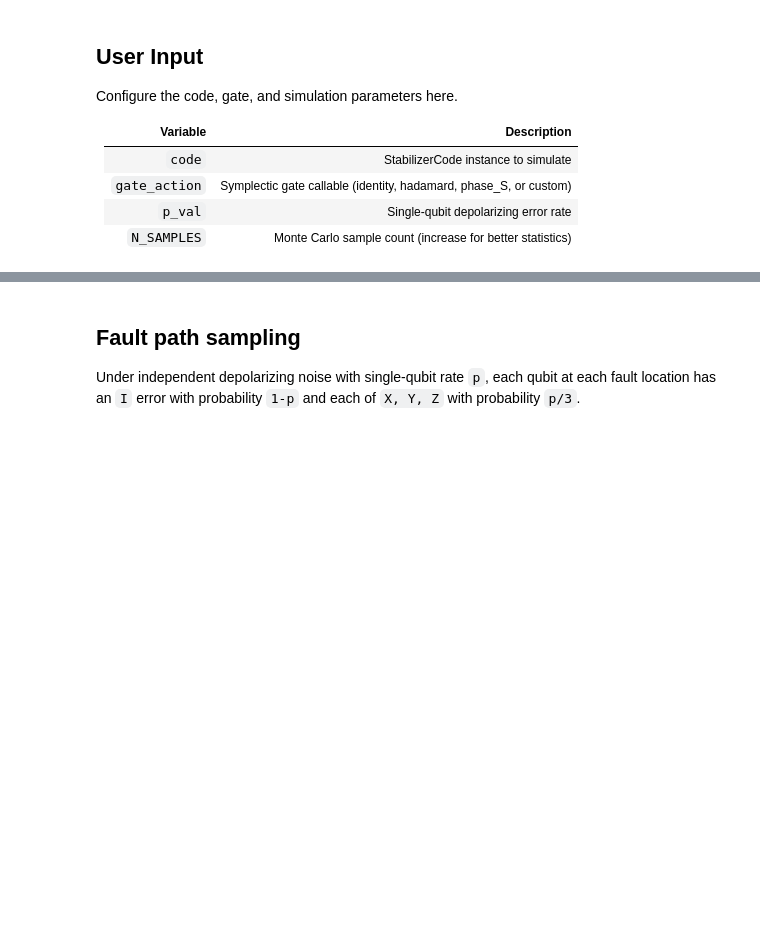
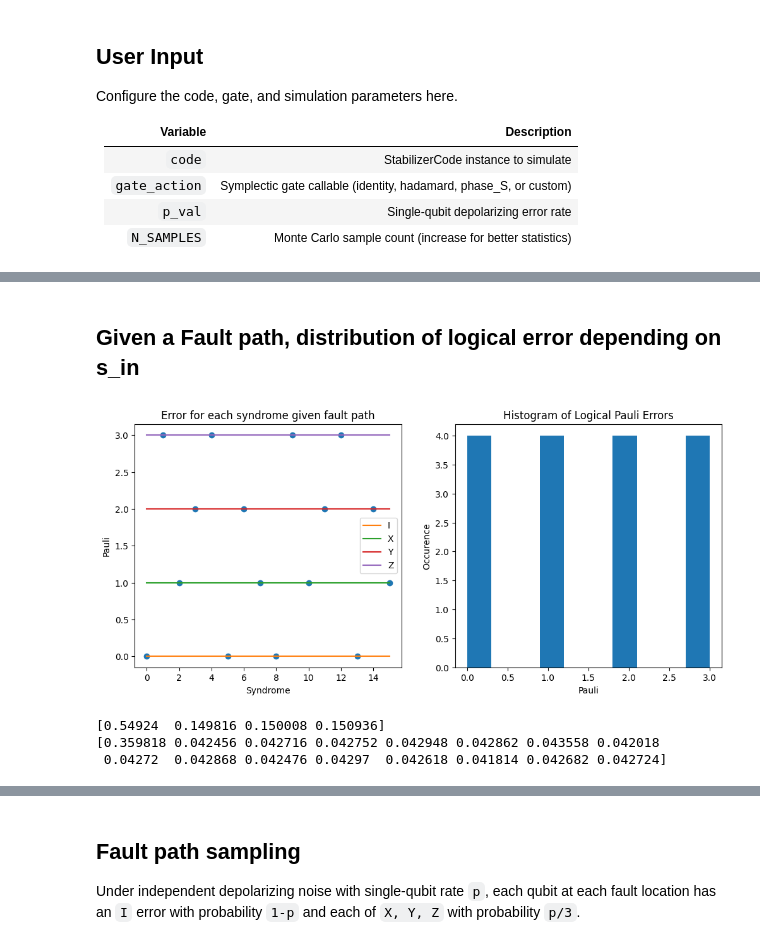
Before and after one commit to YommoY-official/MPQMasters, a Jupyter notebook: ECCODE/exRec_logicalerror_distribution.ipynb, the cells around one changed output, grey strips where cells are left out. Saved outputs shown, nothing was run; the diff lists cells and outputs as text; code cells hidden in the pictures; blank space fills up the shorter version.

Commit message:
Plot for MC simulation

```diff
--- a/ECCODE/exRec_logicalerror_distribution.ipynb
+++ b/ECCODE/exRec_logicalerror_distribution.ipynb
@@ -182,0 +176,40 @@ Worked example:  s_in=0, P_before=IXIII, P_after=IIIII, gate=X (trivial)
+# %% [markdown]
+## Given a Fault path, distribution of logical error depending on s_in
+# %%
+def logical_error_dist_per_fault_path(code, fault_path, gate_action):
+    error_list = []
+    p_id = 0
+    p_x = 0
+    p_y = 0
+    p_z = 0
+    num_syn = len(code.corrections)
+    for i in range(num_syn):
+        L_error, s_out = get_logical_error(code, i, fault_path, gate_action)
+        error_list.append(L_error)
+    fig, ax = plt.subplots(1,2,figsize = (12,5))
+    syn = list(range(num_syn))
+    ax[0].plot(syn, error_list, "o")
+    ax[0].plot(syn, [0 for _ in range(num_syn)], label = "I")
+    ax[0].plot(syn, [1 for _ in range(num_syn)], label = "X")
+    ax[0].plot(syn, [2 for _ in range(num_syn)], label = "Y")
+    ax[0].plot(syn, [3 for _ in range(num_syn)], label = "Z")
+    ax[0].legend()
+    ax[0].set_xlabel("Syndrome")
+    ax[0].set_ylabel("Pauli")
+    ax[0].set_title("Error for each syndrome given fault path")
+
+    ax[1].hist(error_list)
+    ax[1].set_xlabel("Pauli")
+    ax[1].set_ylabel("Occurence")
+    ax[1].set_title("Histogram of Logical Pauli Errors")
+    plt.show()
+# %%
+error1 = str_to_pauli("IXIII")
+error2 = str_to_pauli("IIIII")
+error3 = str_to_pauli("IIXII")
+
+fault_path = [error1, error2, error3]
+
+logical_error_dist_per_fault_path(code, fault_path, gate_identity)
+# %% [output]
+[figure, added]
@@ -182,0 +292,16 @@ Worked example:  s_in=0, P_before=IXIII, P_after=IIIII, gate=X (trivial)
+# %%
+#Example
+
+s_in = 5
+p = 1e-1
+
+
+
+count_L , count_sout = monte_carlo_distribution(code_513, gate_identity, p, s_in)
+
+print(count_L/count_L.sum())
+print(count_sout/count_sout.sum())
+# %% [output]
+[0.54924  0.149816 0.150008 0.150936]
+[0.359818 0.042456 0.042716 0.042752 0.042948 0.042862 0.043558 0.042018
+ 0.04272  0.042868 0.042476 0.04297  0.042618 0.041814 0.042682 0.042724]
```
Also changed, not shown: parts of 9 cells of this notebook.
